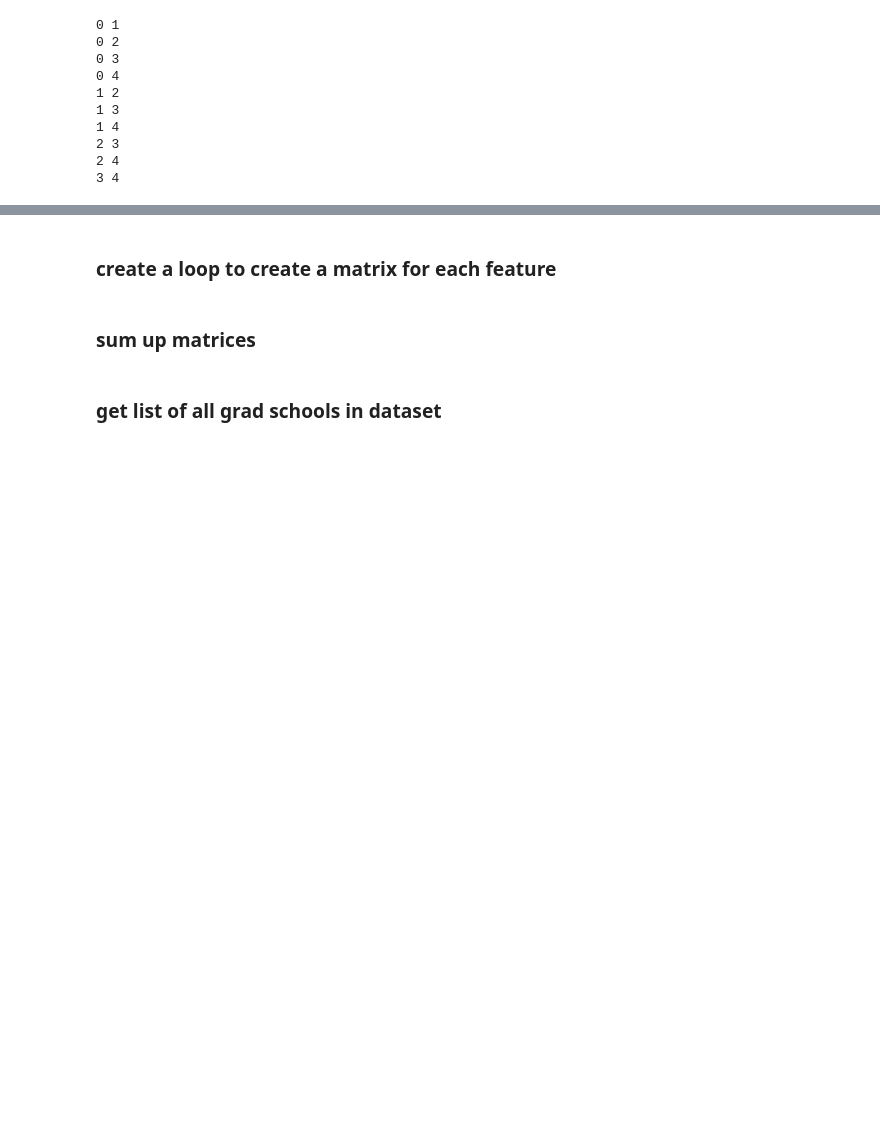
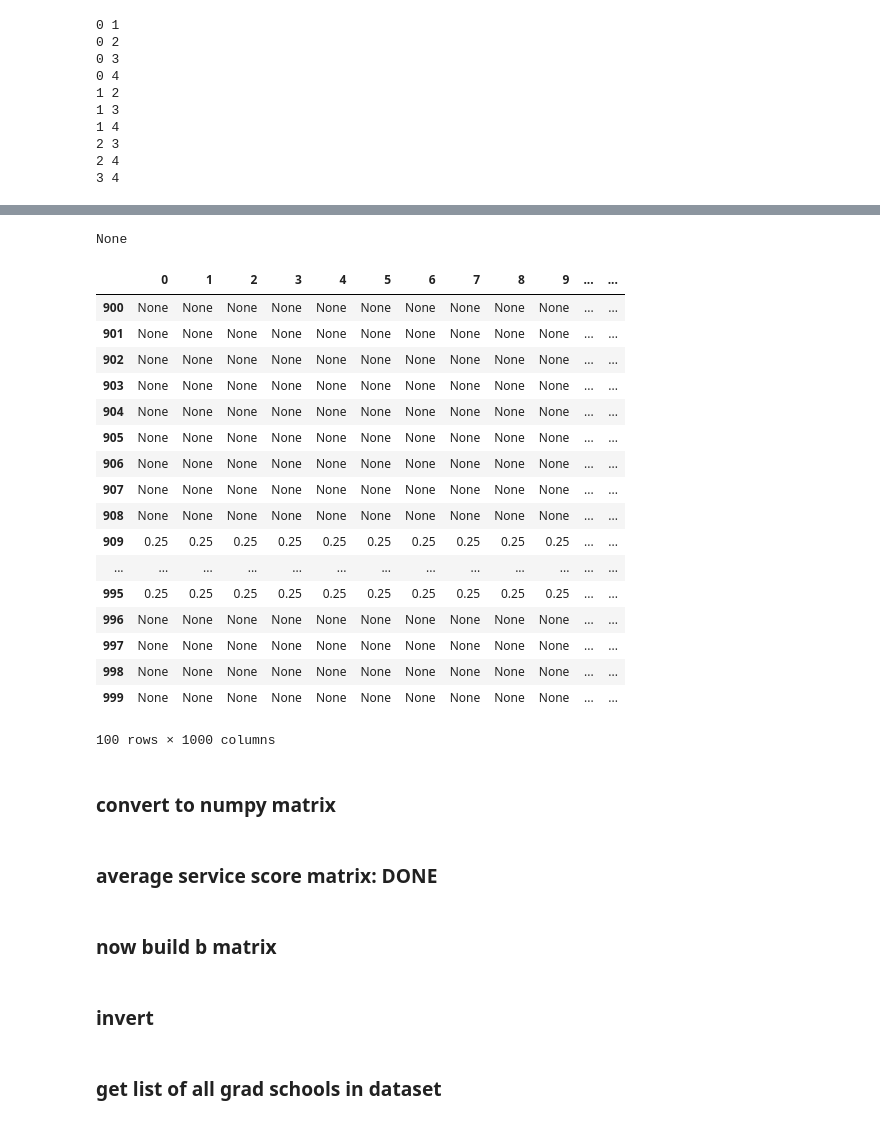
Before and after one commit to sarahwie/pokitdok_project, a Jupyter notebook: ranking_algorithm_draft1.ipynb, the cells around one changed output, grey strips where cells are left out. Cells and saved outputs as stored; diff of their text form; code cells hidden in the pictures; blank space fills up the shorter version.

Commit message:
updates with completed matrix

```diff
--- a/ranking_algorithm_draft1.ipynb
+++ b/ranking_algorithm_draft1.ipynb
@@ -170,9 +174,13 @@ yes3
 # %%
-#get average score per physician for all services provided
-unique_keys = []
+avg_service_scores = []
 for i in the_data:
     if i['MedicarePUF2'] is not None:
-        for i in list(i['MedicarePUF2'][0].keys()):
-            if i not in unique_keys:
-                unique_keys.append(i)
-print(unique_keys)
+        sum = 0
+        cnt = 0
+        for j in list(i['MedicarePUF2'][0].keys()):
+            if j != 'PAC ID':
+                sum = sum + float(i['MedicarePUF2'][0][j])
+                cnt = cnt + 1
+        avg_service_scores.append(sum/cnt)
+    else:
+        avg_service_scores.append(None)
@@ -238,7 +261,36 @@ matrixServiceScore.iloc[65][45]
-# %% [markdown]
-### create a loop to create a matrix for each feature
-# %% [markdown]
-### sum up matrices
+# %%
+print(avg_service_scores[905])
+# %% [output]
+None
+# %%
+matrixServiceScore.loc[900:1000,:]
+# %% [output]
+|  | 0 | 1 | 2 | 3 | 4 | 5 | 6 | 7 | 8 | 9 | ... | ... |
+| 900 | None | None | None | None | None | None | None | None | None | None | ... | ... |
+| 901 | None | None | None | None | None | None | None | None | None | None | ... | ... |
+| 902 | None | None | None | None | None | None | None | None | None | None | ... | ... |
+| 903 | None | None | None | None | None | None | None | None | None | None | ... | ... |
+| 904 | None | None | None | None | None | None | None | None | None | None | ... | ... |
+| 905 | None | None | None | None | None | None | None | None | None | None | ... | ... |
+| 906 | None | None | None | None | None | None | None | None | None | None | ... | ... |
+| 907 | None | None | None | None | None | None | None | None | None | None | ... | ... |
+| 908 | None | None | None | None | None | None | None | None | None | None | ... | ... |
+| 909 | 0.25 | 0.25 | 0.25 | 0.25 | 0.25 | 0.25 | 0.25 | 0.25 | 0.25 | 0.25 | ... | ... |
+| ... | ... | ... | ... | ... | ... | ... | ... | ... | ... | ... | ... | ... |
+| 995 | 0.25 | 0.25 | 0.25 | 0.25 | 0.25 | 0.25 | 0.25 | 0.25 | 0.25 | 0.25 | ... | ... |
+| 996 | None | None | None | None | None | None | None | None | None | None | ... | ... |
+| 997 | None | None | None | None | None | None | None | None | None | None | ... | ... |
+| 998 | None | None | None | None | None | None | None | None | None | None | ... | ... |
+| 999 | None | None | None | None | None | None | None | None | None | None | ... | ... |
+100 rows × 1000 columns
+# %% [markdown]
+### convert to numpy matrix
+# %% [markdown]
+### average service score matrix: DONE
+# %% [markdown]
+### now build b matrix
+# %% [markdown]
+### invert
 # %% [markdown]
 ### get list of all grad schools in dataset
 # %%
```
Also changed, not shown: parts of 16 cells of this notebook.
